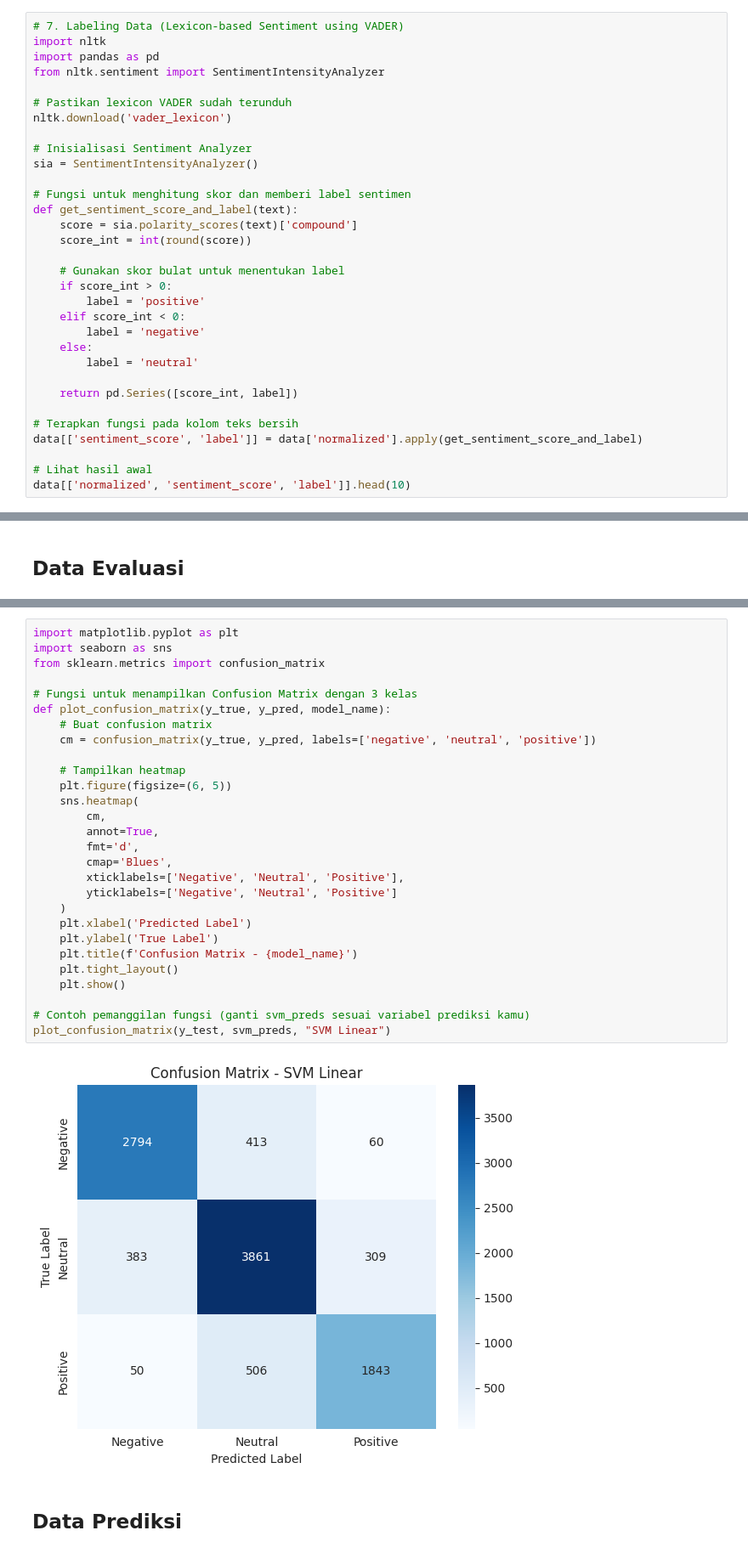
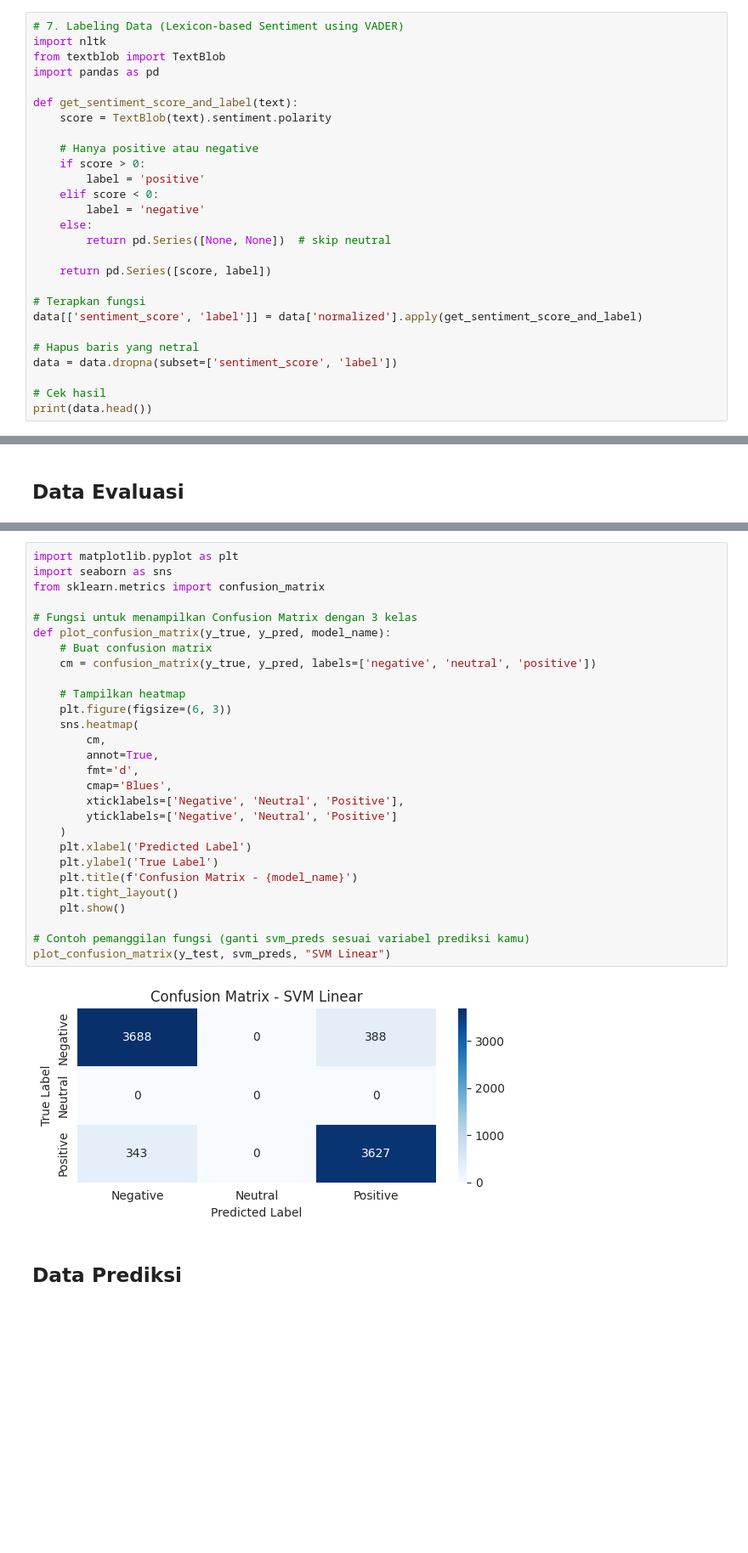
Before and after one commit to ShofiSabilatuss/10222145_ShofiS_AS, a Jupyter notebook: 10222145_ShofiSs_AS.ipynb, the cells around one changed output, grey strips where cells are left out. Shown: that part at 85% size. Drawn from its saved outputs; the diff is of its cells as text; blank space fills up the shorter version.

```diff
--- a/10222145_ShofiSs_AS.ipynb
+++ b/10222145_ShofiSs_AS.ipynb
@@ -234,33 +234,28 @@ text_length          1.0
 # %%
 # 7. Labeling Data (Lexicon-based Sentiment using VADER)
 import nltk
+from textblob import TextBlob
 import pandas as pd
-from nltk.sentiment import SentimentIntensityAnalyzer
 
-# Pastikan lexicon VADER sudah terunduh
-nltk.download('vader_lexicon')
+def get_sentiment_score_and_label(text):
+    score = TextBlob(text).sentiment.polarity
 
-# Inisialisasi Sentiment Analyzer
-sia = SentimentIntensityAnalyzer()
-
-# Fungsi untuk menghitung skor dan memberi label sentimen
-def get_sentiment_score_and_label(text):
-    score = sia.polarity_scores(text)['compound']
-    score_int = int(round(score))
-
-    # Gunakan skor bulat untuk menentukan label
-    if score_int > 0:
+    # Hanya positive atau negative
+    if score > 0:
         label = 'positive'
-    elif score_int < 0:
+    elif score < 0:
         label = 'negative'
     else:
-        label = 'neutral'
+        return pd.Series([None, None])  # skip neutral
 
-    return pd.Series([score_int, label])
+    return pd.Series([score, label])
 
-# Terapkan fungsi pada kolom teks bersih
+# Terapkan fungsi
 data[['sentiment_score', 'label']] = data['normalized'].apply(get_sentiment_score_and_label)
 
-# Lihat hasil awal
-data[['normalized', 'sentiment_score', 'label']].head(10)
+# Hapus baris yang netral
+data = data.dropna(subset=['sentiment_score', 'label'])
+
+# Cek hasil
+print(data.head())
 # %% [output]
@@ -387,33 +385,33 @@ weighted avg       0.83      0.83      0.83     10219
 # %%
 import matplotlib.pyplot as plt
 import seaborn as sns
 from sklearn.metrics import confusion_matrix
 
 # Fungsi untuk menampilkan Confusion Matrix dengan 3 kelas
 def plot_confusion_matrix(y_true, y_pred, model_name):
     # Buat confusion matrix
     cm = confusion_matrix(y_true, y_pred, labels=['negative', 'neutral', 'positive'])
 
     # Tampilkan heatmap
-    plt.figure(figsize=(6, 5))
+    plt.figure(figsize=(6, 3))
     sns.heatmap(
         cm,
         annot=True,
         fmt='d',
         cmap='Blues',
         xticklabels=['Negative', 'Neutral', 'Positive'],
         yticklabels=['Negative', 'Neutral', 'Positive']
     )
     plt.xlabel('Predicted Label')
     plt.ylabel('True Label')
     plt.title(f'Confusion Matrix - {model_name}')
     plt.tight_layout()
     plt.show()
 
 # Contoh pemanggilan fungsi (ganti svm_preds sesuai variabel prediksi kamu)
 plot_confusion_matrix(y_test, svm_preds, "SVM Linear")
 # %% [output]
-[figure, old version]
+[figure, new version]
 # %% [markdown]
 ## Data Prediksi
 # %%
```
Also changed, not shown: parts of 11 cells of this notebook.
